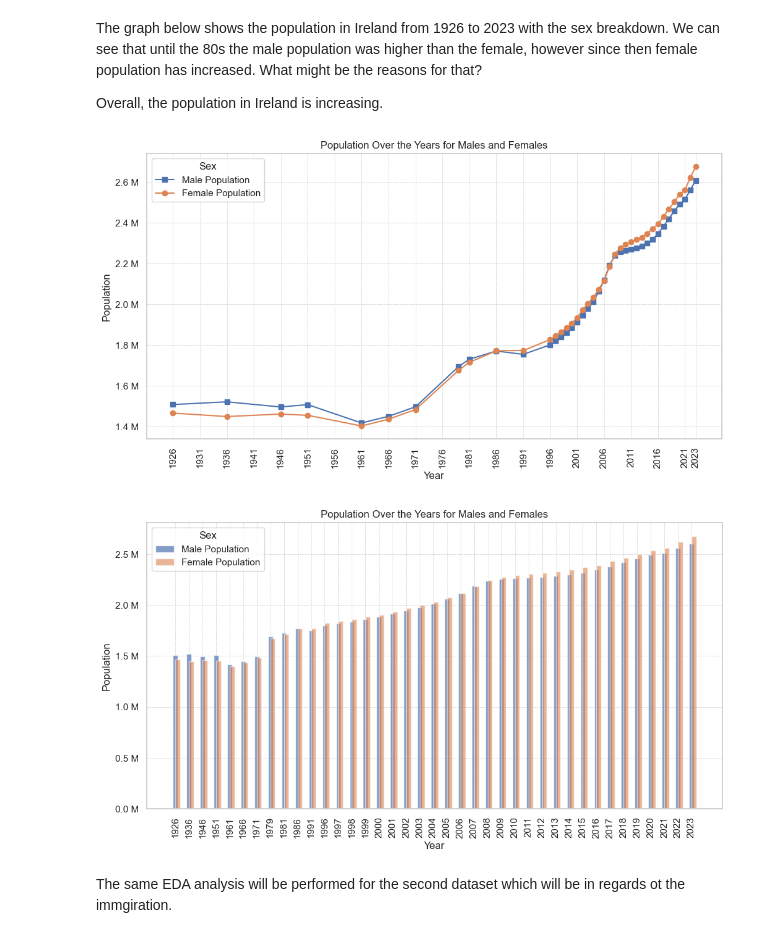
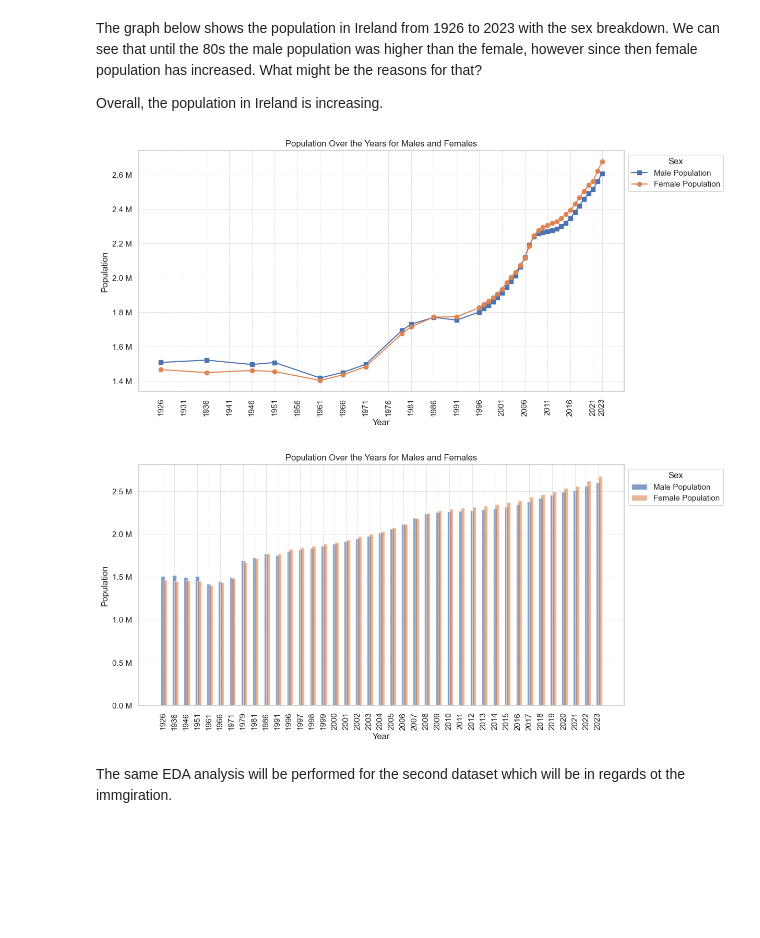
Before and after one commit to Ivkoto/DataAnalyticsMachineLearning, a Jupyter notebook: Data_Preparation/CA1_Data_Prep_V4.ipynb, the cells around one changed output. Saved outputs shown, nothing was run; the diff lists cells and outputs as text; code cells hidden in the pictures; blank space fills up the shorter version.

Commit message:
Add emigration dataset. Formatting.

```diff
--- a/Data_Preparation/CA1_Data_Prep_V4.ipynb
+++ b/Data_Preparation/CA1_Data_Prep_V4.ipynb
@@ -254,24 +263,23 @@ Overall, the population in Ireland is increasing.
 # %%
 plt.figure(figsize=(12, 6))
 plt.plot(years, male_values, label='Male Population', marker='s')
 plt.plot(years, female_values, label='Female Population', marker='o')
 
 plt.xlabel('Year')
 plt.ylabel('Population')
 plt.title('Population Over the Years for Males and Females')
 
 plt.legend()
 plt.grid(True, linestyle='--', linewidth=0.5)
 tick_interval = 5
 xticks = [years[0], years[-1]] + list(range(years[0] + tick_interval, years[-1], tick_interval))
 plt.xticks(xticks, rotation = 90)
 
 plt.gca().yaxis.set_major_formatter(FuncFormatter(millions_formatter))
-plt.legend(title='Sex')
-#plt.ticklabel_format(useOffset=False, style='plain')
+plt.legend(title='Sex', loc='upper left', bbox_to_anchor=(1, 1))
 plt.show()
 # %% [output]
-[figure, old version]
+[figure, new version]
 # %%
 # BAR CHART
 plt.figure(figsize=(12, 6))
@@ -287,11 +295,12 @@ plt.title('Population Over the Years for Males and Females')
 
 plt.xticks(index, years, rotation=90)
 plt.grid(True, linestyle='--', linewidth=0.5)
-plt.legend(title='Sex')
+plt.legend(title='Sex',loc='upper left', bbox_to_anchor=(1, 1))
+
 plt.gca().yaxis.set_major_formatter(FuncFormatter(millions_formatter))
 plt.show()
 # %% [output]
-[figure, old version]
+[figure, new version]
 # %%
 # IDEA
 # Show the percentage increase or decrease in population for each period - between each year in the dataset or per 5-10 years.
```
Also changed, not shown: parts of 27 cells of this notebook, 1 other file.
